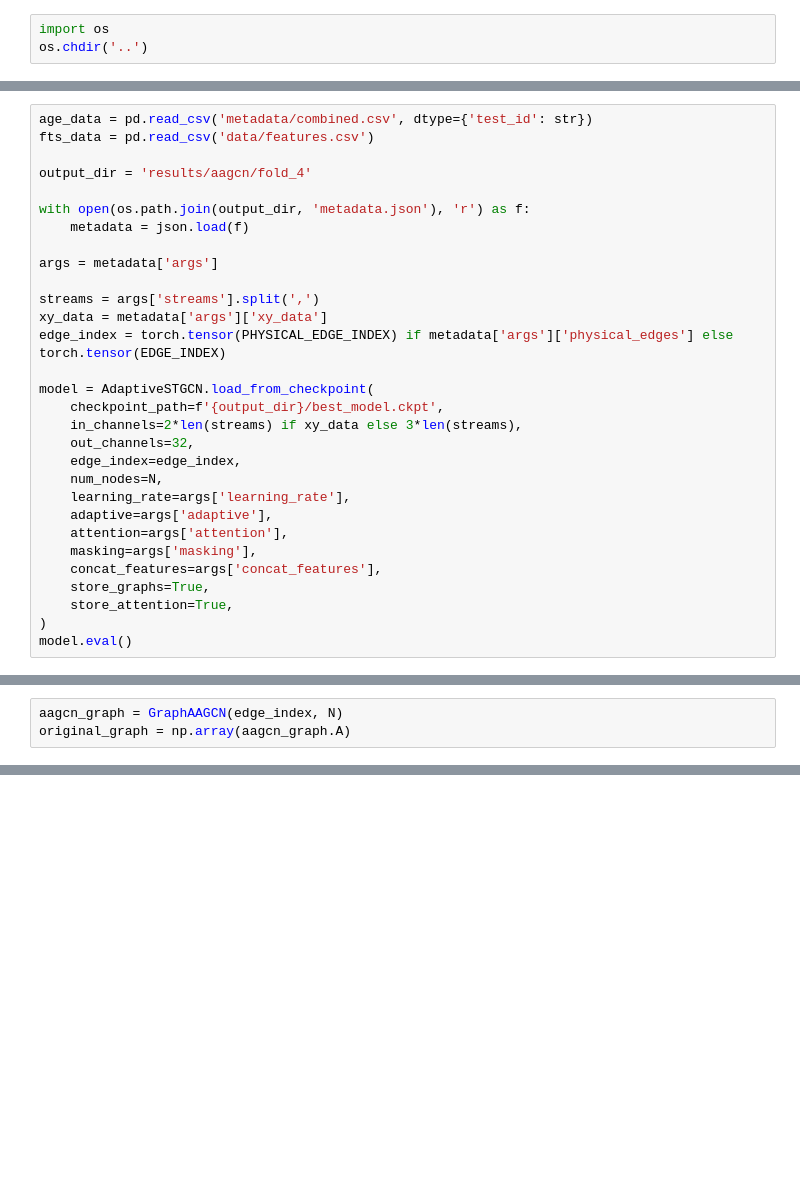
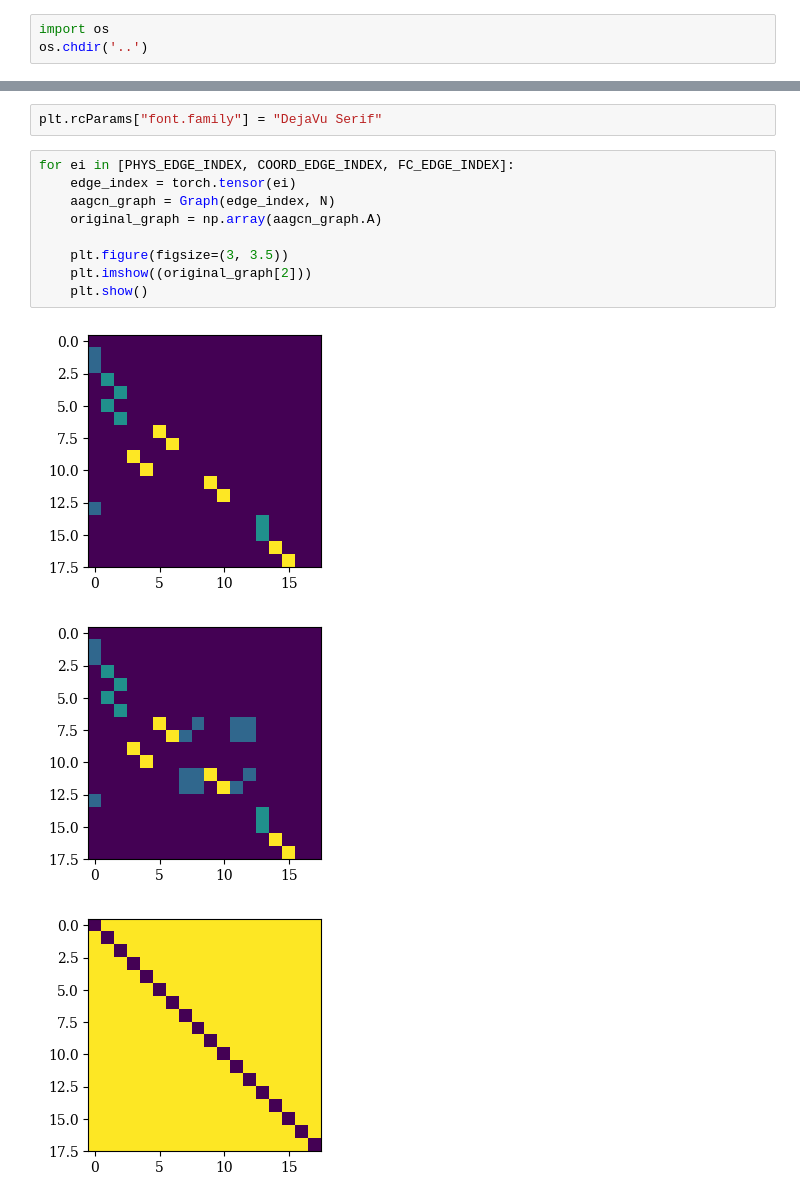
Before and after one commit to deinal/infant-aagcn, a Jupyter notebook: notebooks/aagcn.ipynb, the cells around one changed output, grey strips where cells are left out. Saved outputs shown, nothing was run; the diff lists cells and outputs as text; blank space fills up the shorter version.

```diff
--- a/notebooks/aagcn.ipynb
+++ b/notebooks/aagcn.ipynb
@@ -27,30 +3,0 @@ from modules.constants import T, N, EDGE_LABELS, EDGE_INDEX, PHYSICAL_EDGE_INDEX
-# %%
-age_data = pd.read_csv('metadata/combined.csv', dtype={'test_id': str})
-fts_data = pd.read_csv('data/features.csv')
-
-output_dir = 'results/aagcn/fold_4'
-
-with open(os.path.join(output_dir, 'metadata.json'), 'r') as f:
-    metadata = json.load(f)
-
-args = metadata['args']
-
-streams = args['streams'].split(',')
-xy_data = metadata['args']['xy_data']
-edge_index = torch.tensor(PHYSICAL_EDGE_INDEX) if metadata['args']['physical_edges'] else torch.tensor(EDGE_INDEX)
-
-model = AdaptiveSTGCN.load_from_checkpoint(
-    checkpoint_path=f'{output_dir}/best_model.ckpt',
-    in_channels=2*len(streams) if xy_data else 3*len(streams),
-    out_channels=32,
-    edge_index=edge_index,
-    num_nodes=N,
-    learning_rate=args['learning_rate'],
-    adaptive=args['adaptive'],
-    attention=args['attention'],
-    masking=args['masking'],
-    concat_features=args['concat_features'],
-    store_graphs=True,
-    store_attention=True,
-)
-model.eval()
@@ -79,3 +3,0 @@ AdaptiveSTGCN(
-# %%
-aagcn_graph = GraphAAGCN(edge_index, N)
-original_graph = np.array(aagcn_graph.A)
@@ -633,0 +35,15 @@ for segment, data in results.items():
+# %%
+plt.rcParams["font.family"] = "DejaVu Serif"
+# %%
+for ei in [PHYS_EDGE_INDEX, COORD_EDGE_INDEX, FC_EDGE_INDEX]:
+    edge_index = torch.tensor(ei)
+    aagcn_graph = Graph(edge_index, N)
+    original_graph = np.array(aagcn_graph.A)
+
+    plt.figure(figsize=(3, 3.5))
+    plt.imshow((original_graph[2]))
+    plt.show()
+# %% [output]
+[figure, added]
+[figure, added]
+[figure, added]
```
Also changed, not shown: parts of 36 cells of this notebook, 12 other files.
